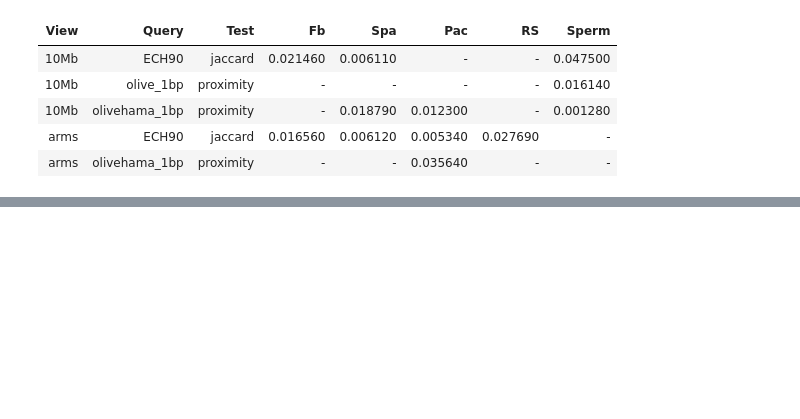
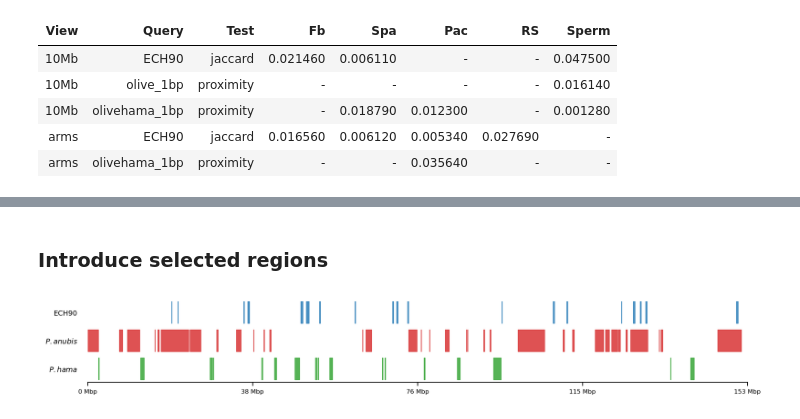
Before and after one commit to munch-group/hic-spermatogenesis, a Jupyter notebook: notebooks/07_various_plotting.ipynb, the cells around one changed output, grey strips where cells are left out. Cells and saved outputs as stored; diff of their text form; code cells hidden in the pictures; blank space fills up the shorter version.

```diff
--- a/notebooks/07_various_plotting.ipynb
+++ b/notebooks/07_various_plotting.ipynb
@@ -1032,0 +1071,13 @@ df.style.hide(axis='index')
+# %% [markdown]
+### Introduce selected regions
+# %%
+#| label: introduce-selected-regions-slides
+
+
+plot_regions(ech90, high_olive, high_hama,
+             track_titles=['ECH90', r"$\it{P.anubis}$", r"$\it{P.hama}$"],
+             figsize=(10, 1.5),
+             title=None,
+             lw=0.5, alpha=0.8)
+# %% [output]
+[figure, added]
```
Also changed, not shown: parts of 12 cells of this notebook, 4 other files.
